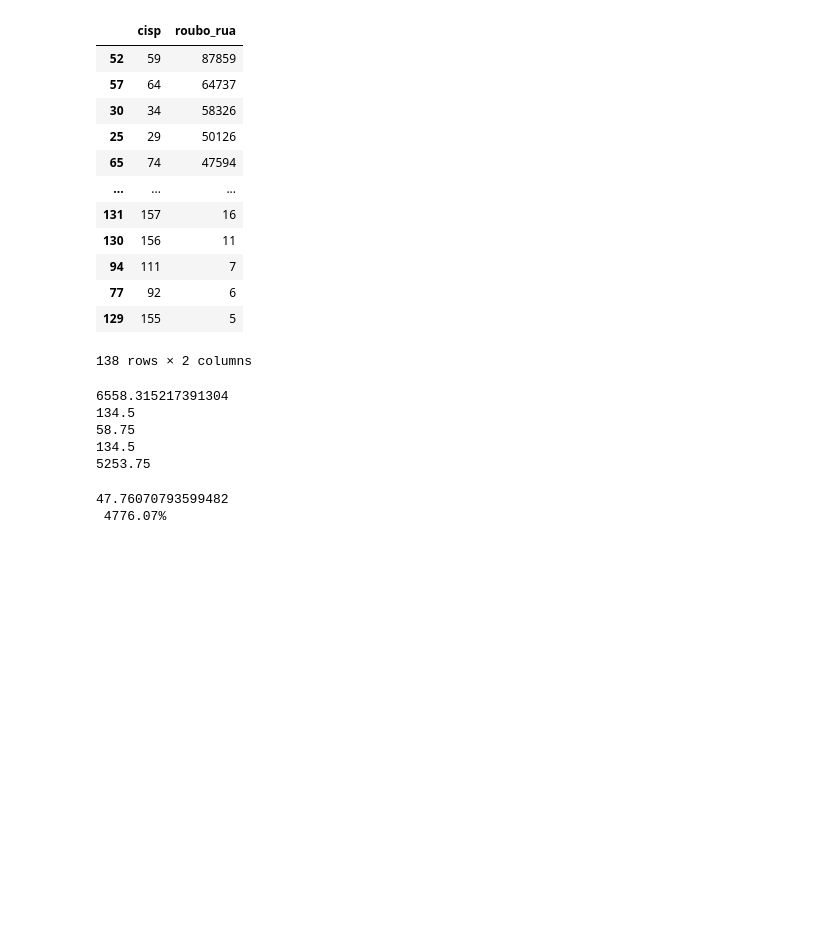
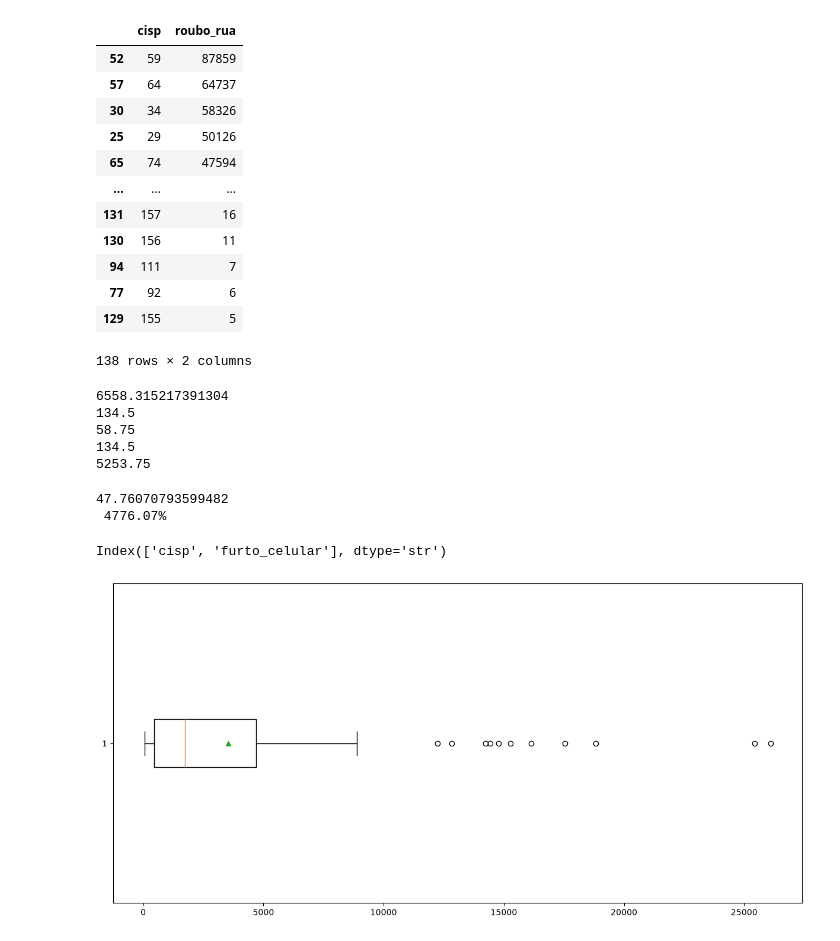
Before and after one commit to PedroRVenturini/UC2, a Jupyter notebook: isp dados,.ipynb, the cells around one changed output. Saved outputs shown, nothing was run; the diff lists cells and outputs as text; code cells hidden in the pictures; blank space fills up the shorter version.

```diff
--- a/isp dados,.ipynb
+++ b/isp dados,.ipynb
@@ -261,3 +255,9 @@ print(f'{distancia: .2%}')
 # %% [output]
 47.76070793599482
  4776.07%
+# %%
+df_furto_cel_dp.columns
+# %% [output]
+Index(['cisp', 'furto_celular'], dtype='str')
+# %%
+array_furto_cel_dp = df_furto_cel_dp['furto_celular'].to_numpy()
@@ -263,0 +278,14 @@ print(f'{distancia: .2%}')
+# %%
+import matplotlib.pyplot as plt
+
+plt.figure(figsize=(15,7))
+
+plt.boxplot(
+    array_furto_cel_dp,
+    orientation='horizontal',
+    showmeans=True
+)
+
+plt.show()
+# %% [output]
+[figure, added]
```
Also changed, not shown: parts of 4 cells of this notebook.
